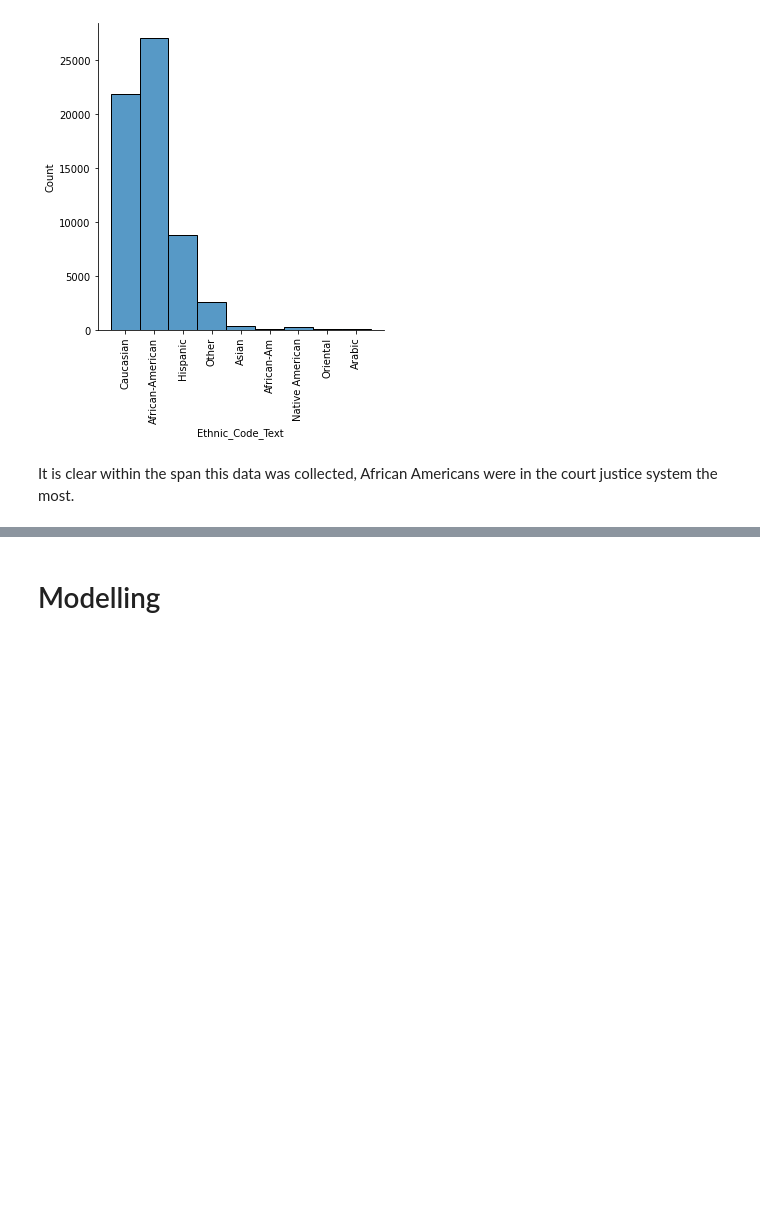
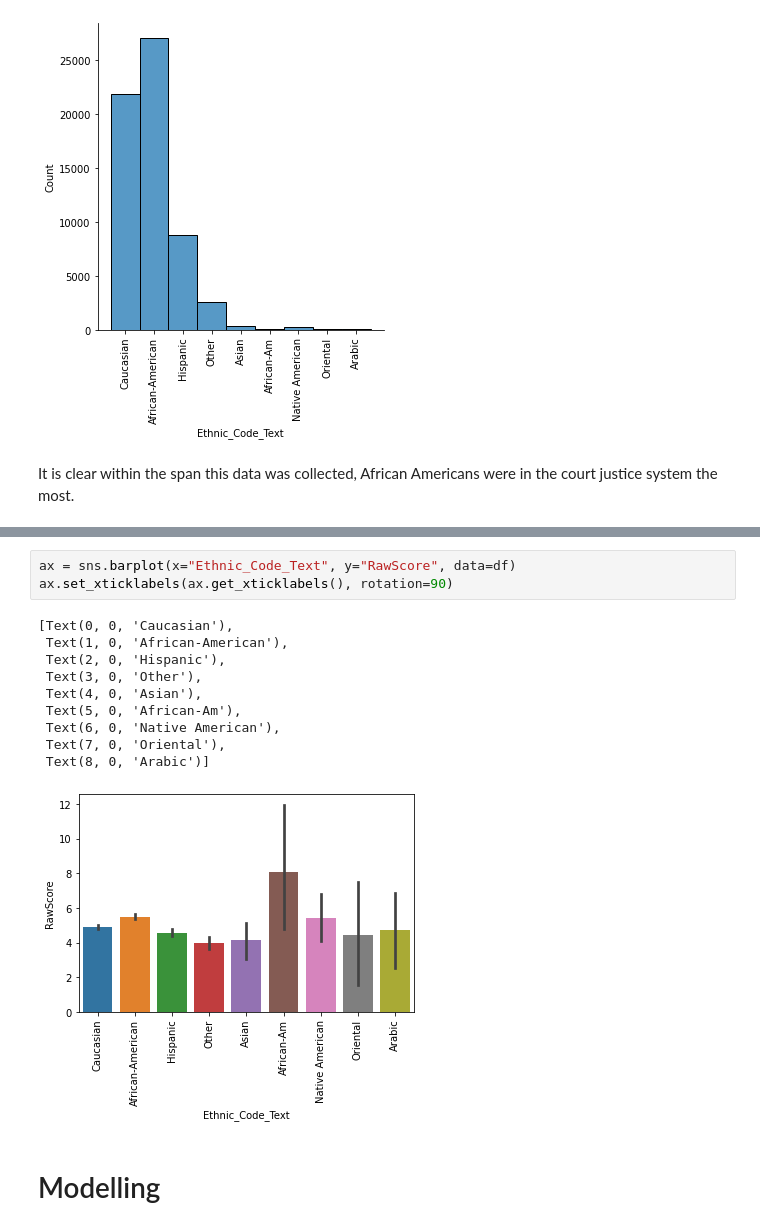
Before and after one commit to xsharonhe/compas-dataset, a Jupyter notebook: compas-dataset.ipynb, the cells around one changed output, grey strips where cells are left out. Drawn from its saved outputs; the diff is of its cells as text; blank space fills up the shorter version.

```diff
--- a/compas-dataset.ipynb
+++ b/compas-dataset.ipynb
@@ -401,2 +407,16 @@ It is clear within the span this data was collected, African Americans were in t
+# %%
+ax = sns.barplot(x="Ethnic_Code_Text", y="RawScore", data=df)
+ax.set_xticklabels(ax.get_xticklabels(), rotation=90)
+# %% [output]
+[Text(0, 0, 'Caucasian'),
+ Text(1, 0, 'African-American'),
+ Text(2, 0, 'Hispanic'),
+ Text(3, 0, 'Other'),
+ Text(4, 0, 'Asian'),
+ Text(5, 0, 'African-Am'),
+ Text(6, 0, 'Native American'),
+ Text(7, 0, 'Oriental'),
+ Text(8, 0, 'Arabic')]
+[figure, added]
 # %% [markdown]
 # Modelling
```
Also changed, not shown: parts of 1 cell of this notebook.
